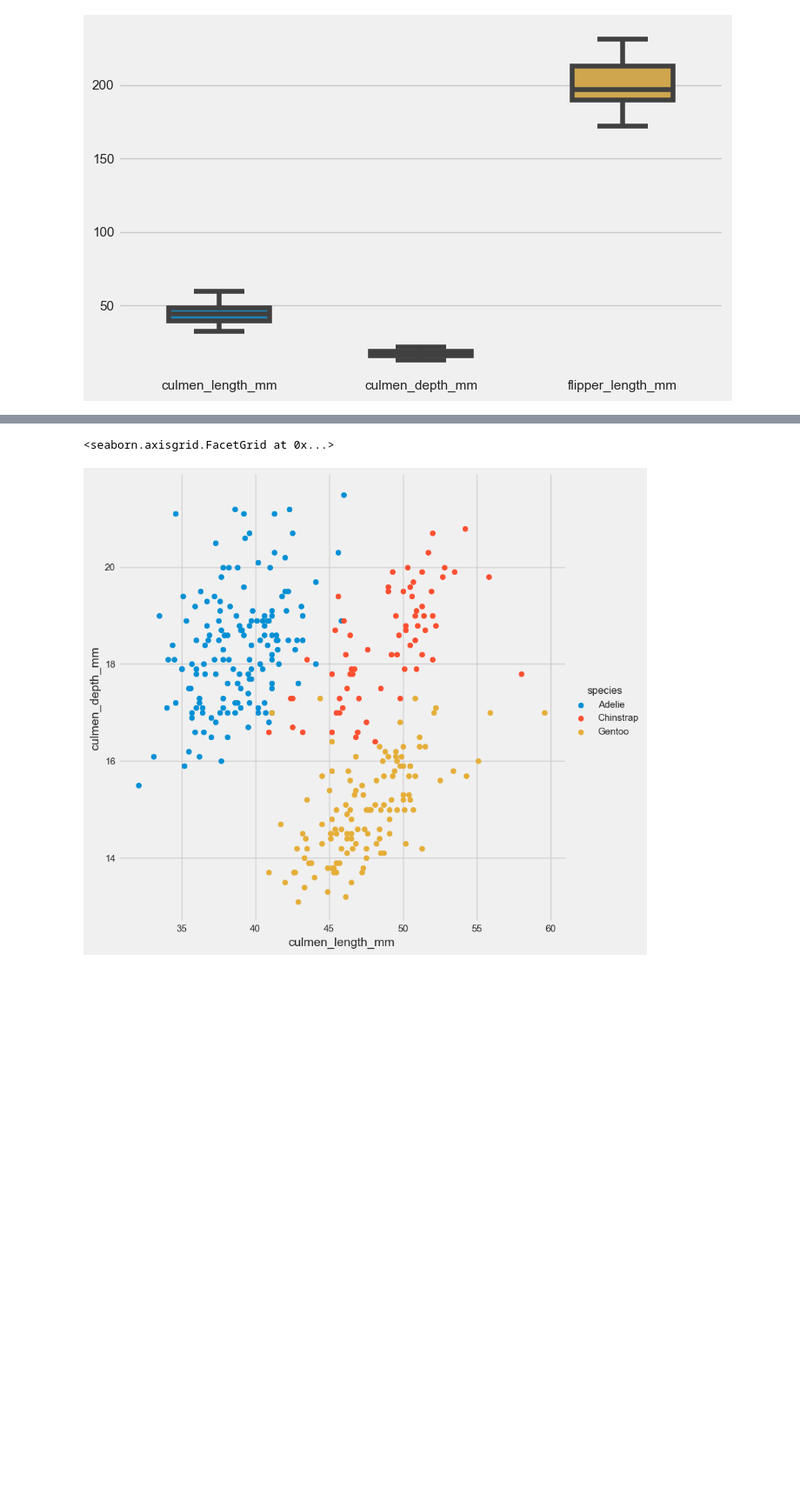
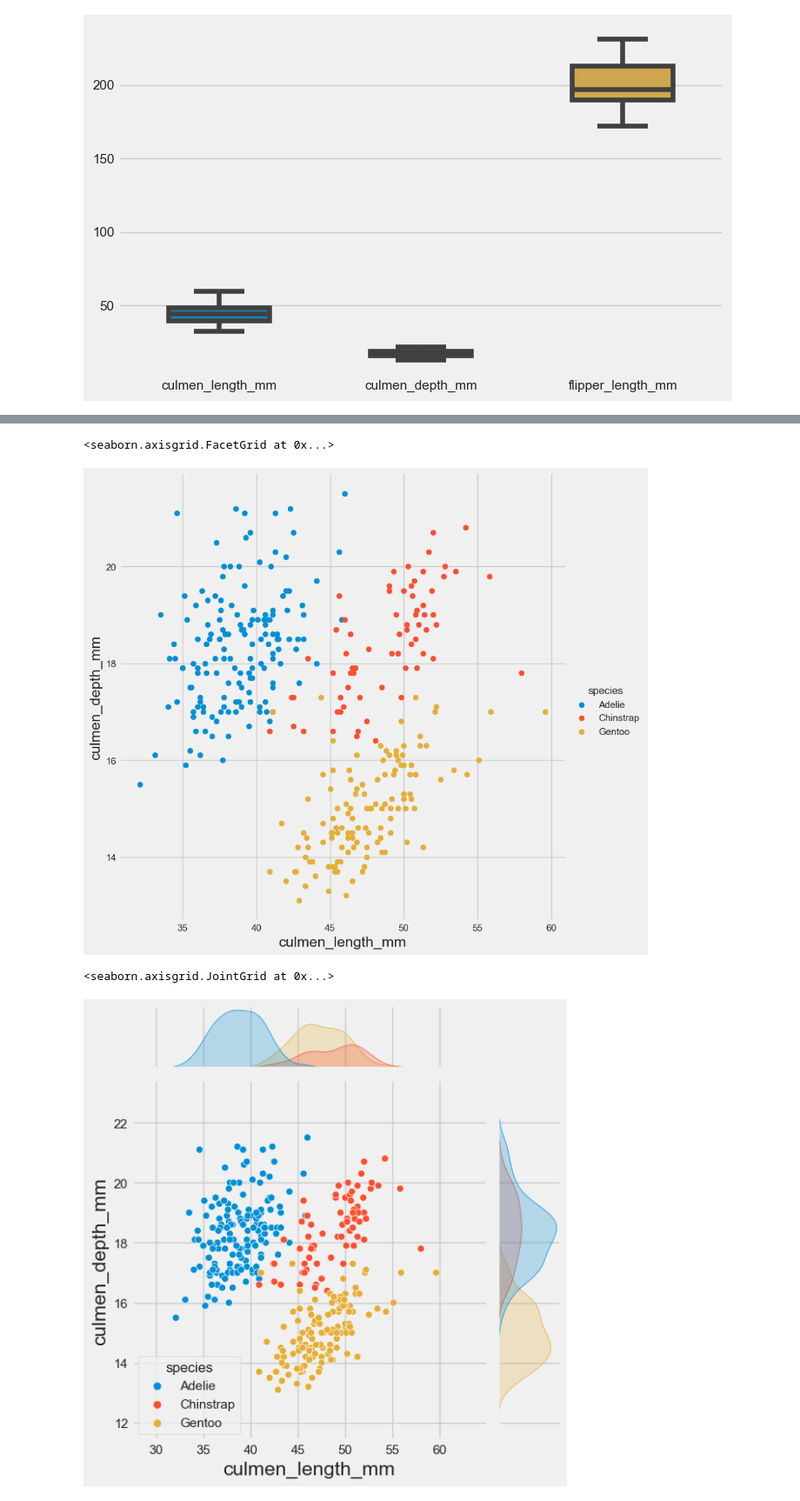
Before and after one commit to Insiares/Training, a Jupyter notebook: Pinguins_dataset_vis.ipynb, the cells around one changed output, grey strips where cells are left out. Shown at 87% size. Cells and saved outputs as stored; diff of their text form; code cells hidden in the pictures; blank space fills up the shorter version.

```diff
--- a/Pinguins_dataset_vis.ipynb
+++ b/Pinguins_dataset_vis.ipynb
@@ -5,21 +5,15 @@ import numpy as np
 import pandas as pd
 from sklearn.preprocessing import LabelEncoder
 from sklearn.preprocessing import StandardScaler
-import os
 
 # Visualisation libraries
 import matplotlib.pyplot as plt
-%matplotlib inline
 import seaborn as sns
-sns.set()
-import plotly.express as px
-from plotly.offline import init_notebook_mode, iplot
-import plotly.graph_objs as go
-import plotly.offline as py
-from plotly.offline import download_plotlyjs,init_notebook_mode,plot,iplot
-!pip install chart_studio
-import chart_studio.plotly as py
+sns.set_theme()
 
-# Increase the default plot size and set the color scheme
+import warnings
+warnings.filterwarnings('ignore')
+
+# default plot size up
 plt.rcParams['figure.figsize'] = 8, 5
-plt.style.use("fivethirtyeight")# for pretty graphs
+plt.style.use("fivethirtyeight")#pretty graphs
@@ -163,4 +134,9 @@ sns.FacetGrid(df, hue="species", height=8) \
     .add_legend()
 # %% [output]
 <seaborn.axisgrid.FacetGrid at 0x...>
-[figure, old version]
+[figure, new version]
+# %%
+sns.jointplot(data=df, x="culmen_length_mm", y="culmen_depth_mm", hue="species")
+# %% [output]
+<seaborn.axisgrid.JointGrid at 0x...>
+[figure, added]
```
Also changed, not shown: parts of 6 cells of this notebook, 1 other file.
